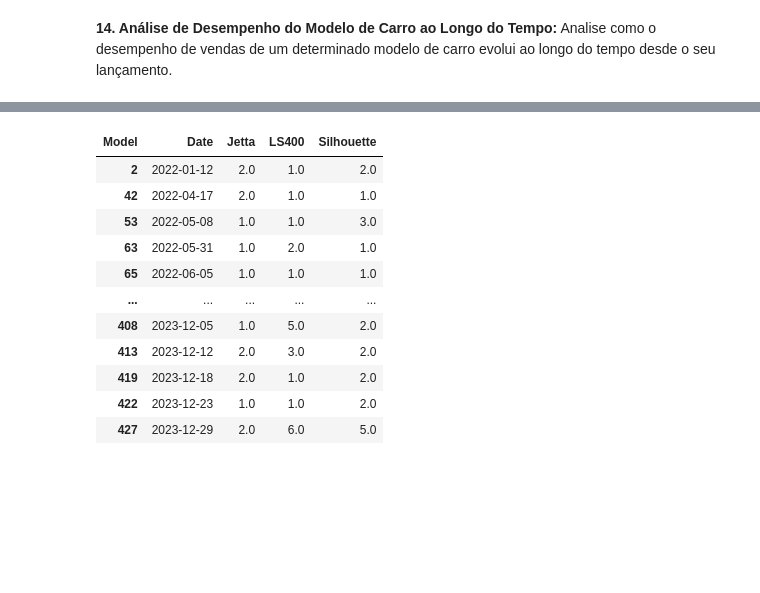
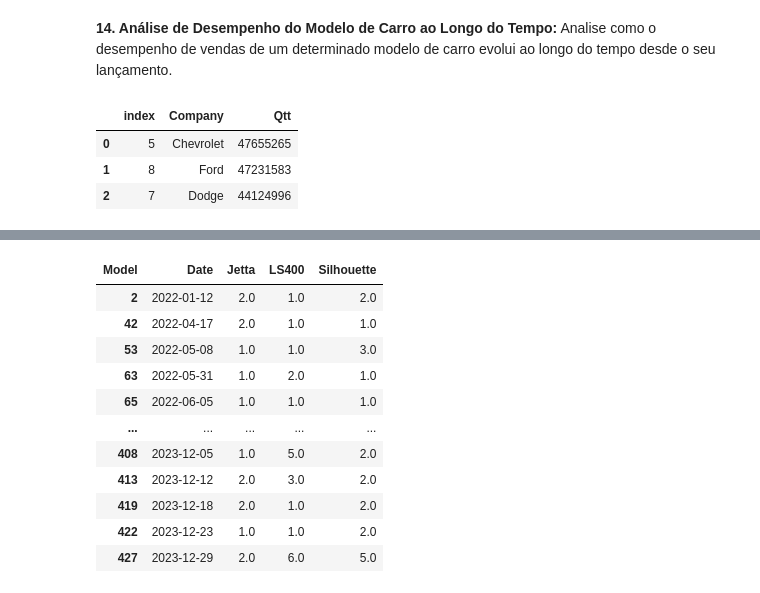
Before and after one commit to GabrielVila/Car-Sales-Report, a Jupyter notebook: projeto_carro.ipynb, the cells around one changed output, grey strips where cells are left out. Saved outputs shown, nothing was run; the diff lists cells and outputs as text; code cells hidden in the pictures; blank space fills up the shorter version.

```diff
--- a/projeto_carro.ipynb
+++ b/projeto_carro.ipynb
@@ -844,3 +844,38 @@ plt.show()
 [figure]
 # %% [markdown]
 **14. Análise de Desempenho do Modelo de Carro ao Longo do Tempo:** Analise como o desempenho de vendas de um determinado modelo de carro evolui ao longo do tempo desde o seu lançamento.
+# %%
+# Refazendo análise de modelos de carros
+    #Análise por modelos, marcas
+    #Quem vende mais e quem gerou mais receitas
+
+#Modelos mais vendidos
+modelos_mais_vendidos = dados.groupby('Model').agg({'Gender':'count'}).reset_index()
+modelos_mais_vendidos = pd.DataFrame(modelos_mais_vendidos)
+modelos_mais_vendidos.columns = ['Model', 'Qtt']
+modelos_mais_vendidos = modelos_mais_vendidos.sort_values('Qtt', ascending = False).head(3).reset_index()
+
+#Marcas mais vendidas
+marcas_mais_vendidas = dados.groupby('Company').agg({'Gender':'count'}).reset_index()
+marcas_mais_vendidas = pd.DataFrame(marcas_mais_vendidas)
+marcas_mais_vendidas.columns = ['Company', 'Qtt']
+marcas_mais_vendidas = marcas_mais_vendidas.sort_values('Qtt', ascending = False).head(3).reset_index()
+marcas_mais_vendidas
+
+#Modelos maior receita
+modelos_maior_receita = dados.groupby('Model').agg({'Price ($)':'sum'}).reset_index()
+modelos_maior_receita = pd.DataFrame(modelos_maior_receita)
+modelos_maior_receita.columns = ['Model', 'Qtt']
+modelos_maior_receita = modelos_maior_receita.sort_values('Qtt', ascending = False).head(3).reset_index()
+
+#Marcas maior receita
+marcas_maior_receita = dados.groupby('Company').agg({'Price ($)':'sum'}).reset_index()
+marcas_maior_receita = pd.DataFrame(marcas_maior_receita)
+marcas_maior_receita.columns = ['Company', 'Qtt']
+marcas_maior_receita = marcas_maior_receita.sort_values('Qtt', ascending = False).head(3).reset_index()
+marcas_maior_receita
+# %% [output]
+|  | index | Company | Qtt |
+| 0 | 5 | Chevrolet | 47655265 |
+| 1 | 8 | Ford | 47231583 |
+| 2 | 7 | Dodge | 44124996 |
```
Also changed, not shown: parts of 3 cells of this notebook.
